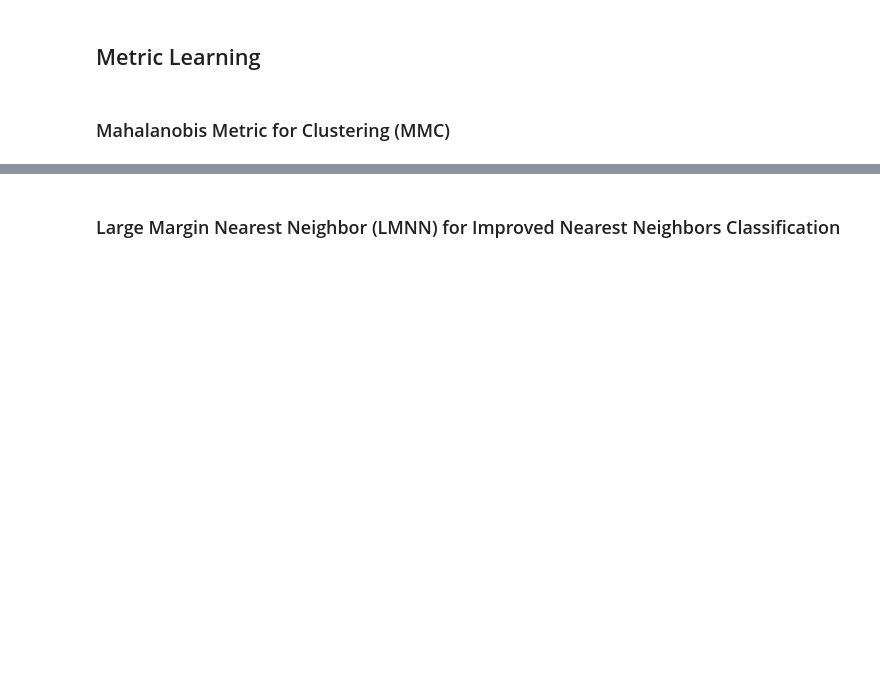
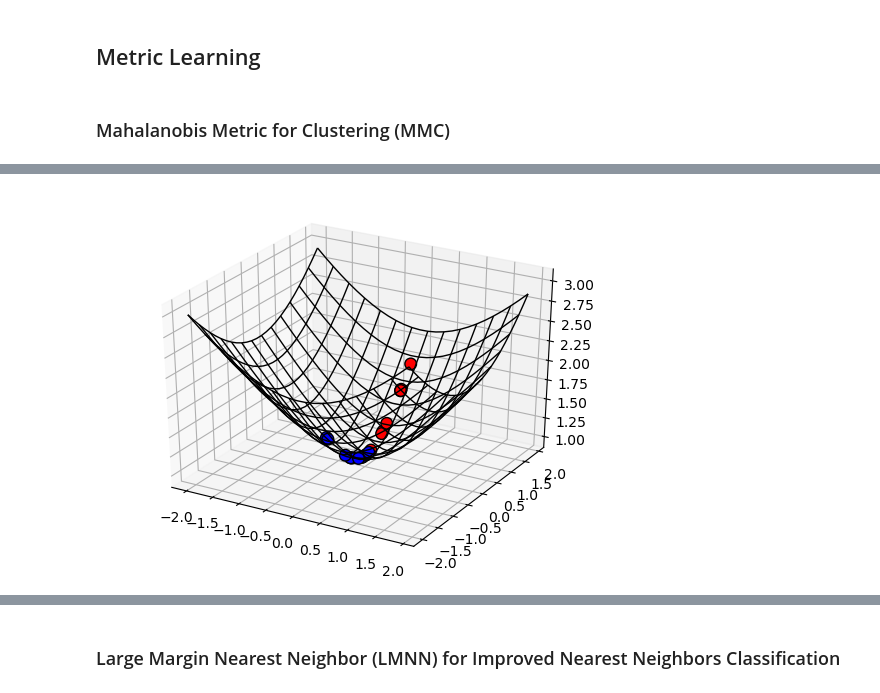
Before and after one commit to drewwilimitis/manifold-metric-learning, a Jupyter notebook: metric_learning.ipynb, the cells around one changed output, grey strips where cells are left out. Drawn from its saved outputs; the diff is of its cells as text; code cells hidden in the pictures; blank space fills up the shorter version.

```diff
--- a/metric_learning.ipynb
+++ b/metric_learning.ipynb
@@ -212,5 +209,5 @@ def integrand_hyperboloid(t, x, y, Q=np.eye(2)):
 # %%
-def approximate_distance(a, b, integrand, L='None', n=7, m=100, tol=1e-6):
+def approximate_distance(a, b, integrand, L=None, n=7, m=50, tol=1e-6):
     """
     Approximate manifold distance between the diffeomorphic mappings F(a)=x and F(b)=y
     Parameters
@@ -222,7 +219,7 @@ def approximate_distance(a, b, integrand, L='None', n=7, m=100, tol=1e-6):
     m : number of bi sampled from base space at each intermediate point
     """
     base_dim = len(a)
-    if L == 'None':
+    if L == None:
         L = np.eye(base_dim)
     if not (len(a) == len(b) == L.shape[0]):
         print('Input dimensions do not match!')
@@ -338,0 +430,23 @@ $$
+# %%
+new_points = []
+for s in sample:
+    new_points.append(np.matmul(L_new, s))
+fig=plt.figure()
+ax = fig.add_subplot(1, 1, 1, projection='3d')
+hyp_pts = []
+for s in new_points:
+    hyp_pts.append(hyperboloid_map(s))
+hyp_pts = np.array(hyp_pts)
+colors = ['red', 'blue']
+ax.scatter(hyp_pts[:,0], hyp_pts[:,1], hyp_pts[:,2],
+           c=[colors[x] for x in tmp_labels], s=70, edgecolor='black', alpha=1)
+X = np.arange(-2, 2, 0.15)
+Y = np.arange(-2, 2, 0.15)
+X, Y = np.meshgrid(X, Y)
+
+Z = np.sqrt(X**2 + Y**2 + 1)
+
+surf = ax.plot_wireframe(X, Y, Z, rstride=2, cstride=2, linewidth=1, edgecolor='black')
+plt.show();
+# %% [output]
+[figure, added]
```
Also changed, not shown: parts of 10 cells of this notebook.
